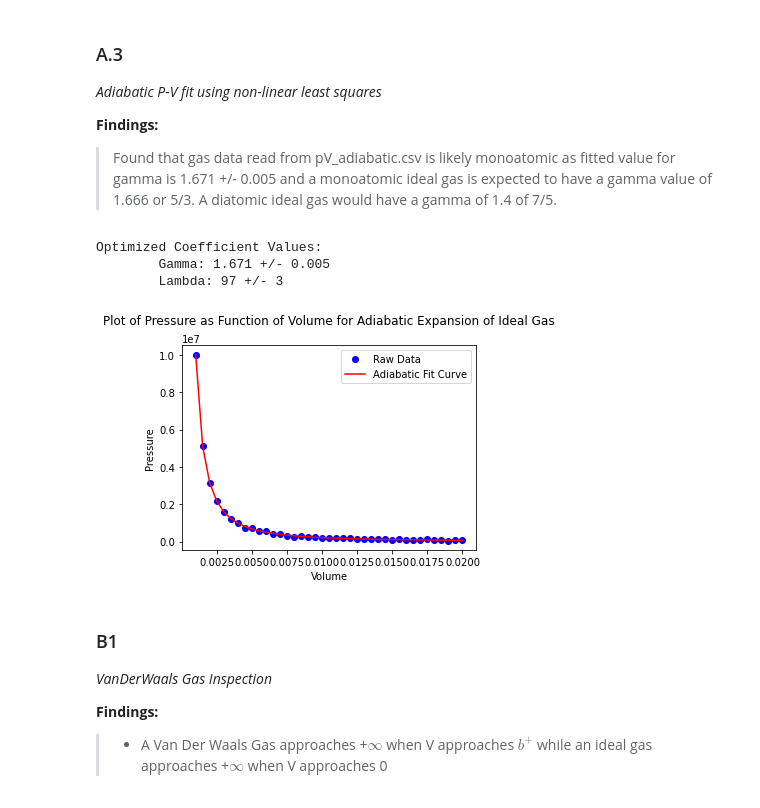
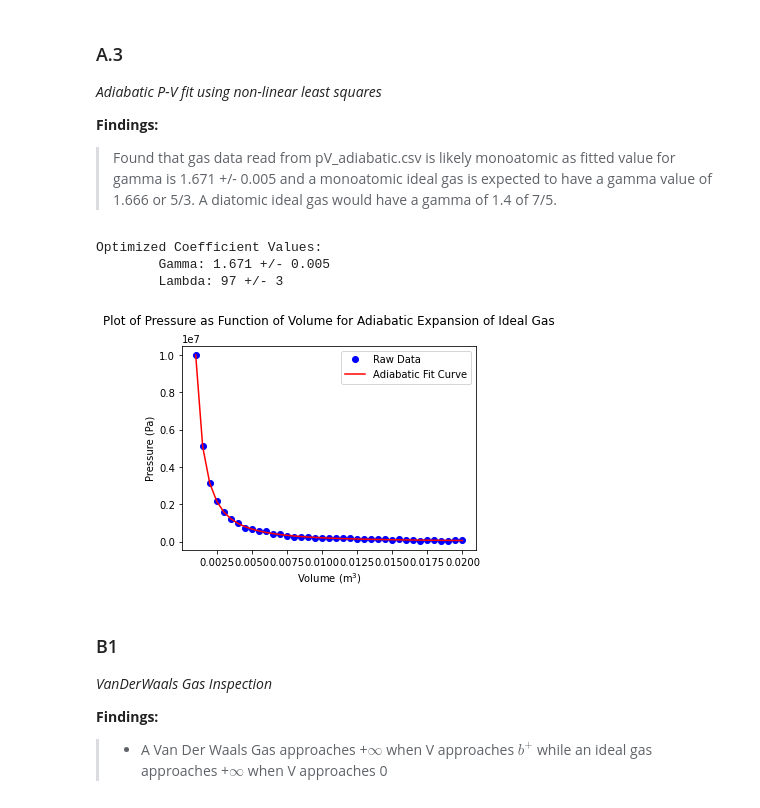
Before and after one commit to benf549/PChem-Problem-Sets, a Jupyter notebook: Problem Set 2/Problem Set 2.ipynb, the cells around one changed output. Drawn from its saved outputs; the diff is of its cells as text; code cells hidden in the pictures.

```diff
--- a/Problem Set 2/Problem Set 2.ipynb
+++ b/Problem Set 2/Problem Set 2.ipynb
@@ -14,34 +14,36 @@ _Adiabatic P-V fit using non-linear least squares_
 
 df = pd.read_csv('pV_adiabatic.csv', header=None)
 Xs = df[0]
 Ys = df[1]
 
 raw_data, = plt.plot(Xs, Ys, 'ob')
 plt.title("Plot of Pressure as Function of Volume for Adiabatic Expansion of Ideal Gas\n")
 plt.xlabel("Volume")
 plt.ylabel("Pressure")
 
 def adiabatic(v, gamma, _lambda):
     p = _lambda / (v ** gamma)
     return p
 
 g1 = ((5/3) + (7/5)) * 0.5
 g2 = Xs[0] * Ys[0] ** g1
 
 initial_guesses = [g1, g2]
 
 popt, pcov = curve_fit(adiabatic, Xs, Ys, initial_guesses)
 fit_curve, = plt.plot(Xs, adiabatic(Xs, *popt), 'r')
 plt.legend([raw_data, fit_curve], ["Raw Data","Adiabatic Fit Curve"])
 plt.tight_layout()
+plt.ylabel("Pressure (Pa)")
+plt.xlabel("Volume (m$^3$)")
 
 perr = np.sqrt(np.diag(pcov))
 print("Optimized Coefficient Values: \n\tGamma: {:.3f} +/- {:.3f}\n\tLambda: {:.0f} +/- {:.0f}".format(popt[0], perr[0], popt[1], perr[1]))
 # %% [output]
 Optimized Coefficient Values:
         Gamma: 1.671 +/- 0.005
         Lambda: 97 +/- 3
-[figure, old version]
+[figure, new version]
 # %% [markdown]
 ### B1
 _VanDerWaals Gas Inspection_
```
Also changed, not shown: parts of 1 cell of this notebook.
